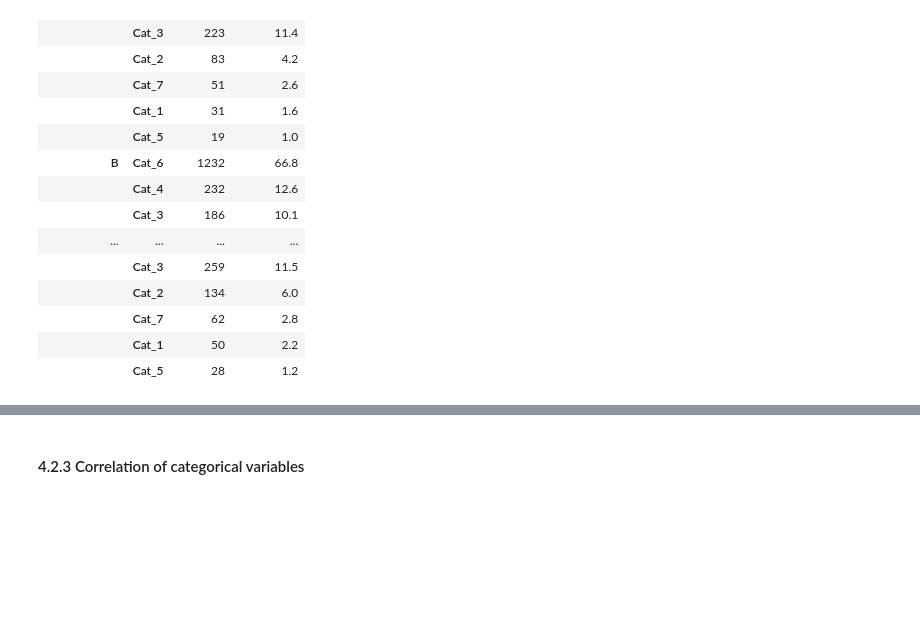
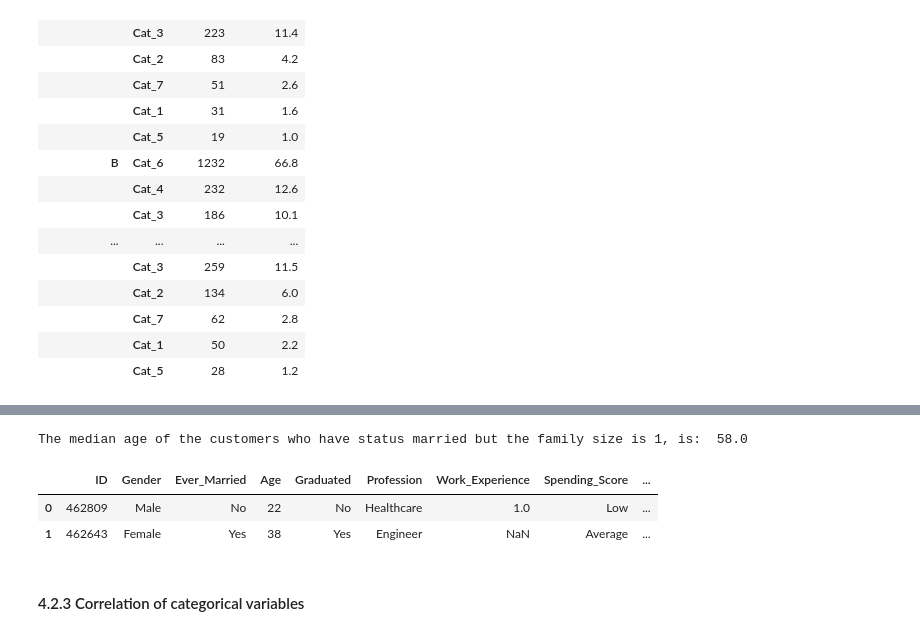
Before and after one commit to giannisbasa/Customer-Segmentation, a Jupyter notebook: 1. Coding/Customer_segmentation.ipynb, the cells around one changed output, grey strips where cells are left out. Cells and saved outputs as stored; diff of their text form; code cells hidden in the pictures; blank space fills up the shorter version.

```diff
--- a/1. Coding/Customer_segmentation.ipynb
+++ b/1. Coding/Customer_segmentation.ipynb
@@ -534,3 +544,15 @@ final_var
+# %%
+# 9. Check the accuracy of the columns married status and family size
+# Create a new column to check if Ever_Married and Family_Size are identical
+train['Check'] = np.where(((train.Ever_Married == 'Yes') & (train.Family_Size == 1)), 'False','True')
+print('The median age of the customers who have status married but the family size is 1, is: ', train.loc[train['Check'] == 'False']['Age'].median())
+
+train.head(2)
+# %% [output]
+The median age of the customers who have status married but the family size is 1, is:  58.0
+|  | ID | Gender | Ever_Married | Age | Graduated | Profession | Work_Experience | Spending_Score | ... |
+| 0 | 462809 | Male | No | 22 | No | Healthcare | 1.0 | Low | ... |
+| 1 | 462643 | Female | Yes | 38 | Yes | Engineer | NaN | Average | ... |
 # %% [markdown]
 #### 4.2.3 Correlation of categorical variables
 # %%
```
Also changed, not shown: parts of 5 cells of this notebook.
